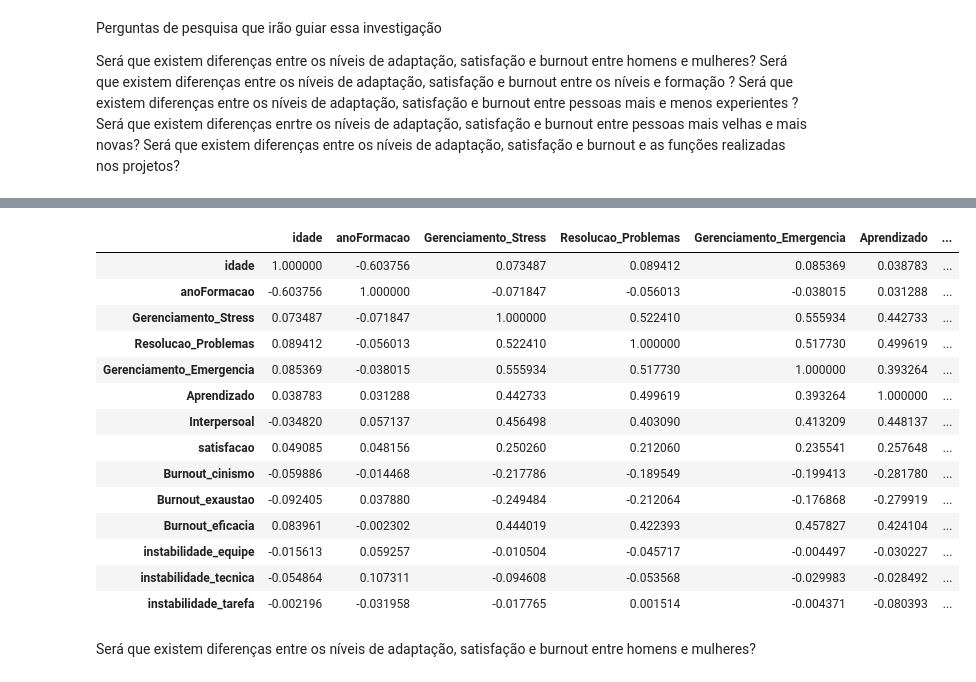
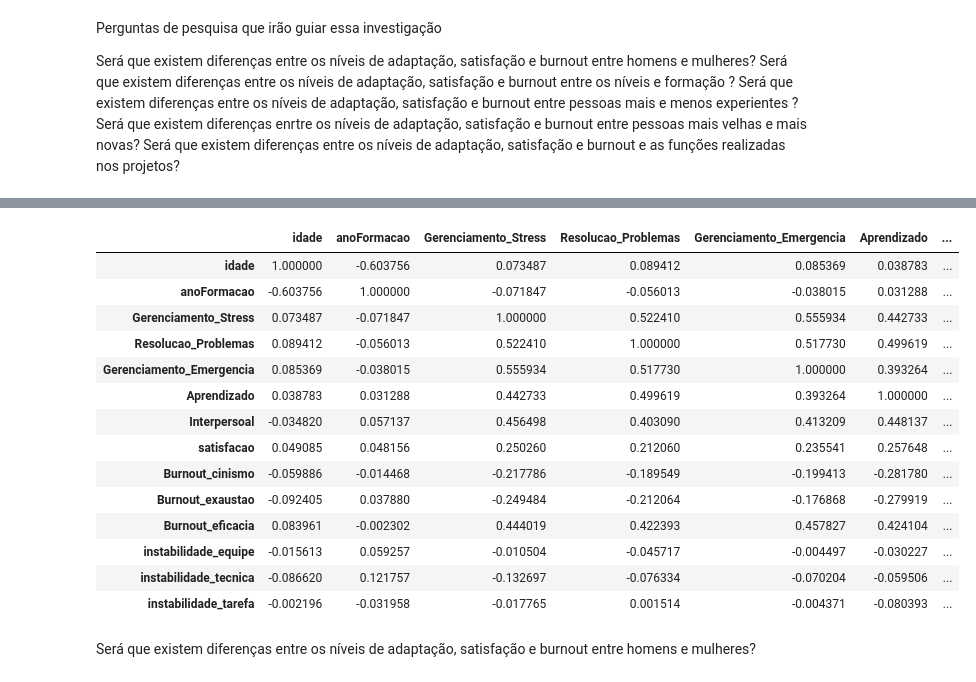
Before and after one commit to dan1lo/PesquisaDoutoradoPosDiferencas, a Jupyter notebook: pesquisa_sexo_completo_base_R.ipynb, the cells around one changed output, grey strips where cells are left out. Drawn from its saved outputs; the diff is of its cells as text; code cells hidden in the pictures.

```diff
--- a/pesquisa_sexo_completo_base_R.ipynb
+++ b/pesquisa_sexo_completo_base_R.ipynb
@@ -31,0 +50,21 @@ Index(['sexo', 'idade', 'formacao', 'curso', 'anoFormacao',
+# %%
+#dados.dropna(inplace=True)
+#dados.describe().transpose()
+
+def mudavalor(x):
+    if x==1:
+        return 7
+    elif x==2:
+        return 6
+    elif x==3:
+        return 5
+    elif x==4:
+        return 4
+    elif x==5:
+        return 3
+    elif x==6:
+        return 2
+    elif x==7:
+        return 1
+
+dados['tec5'] = dados['tec5'].apply(mudavalor)
@@ -32,5 +83,4 @@ Index(['sexo', 'idade', 'formacao', 'curso', 'anoFormacao',
 # %%
-
 
 dados['Gerenciamento_Stress'] = (dados['S1']+dados['S2']+dados['S3'])/3
 dados['Resolucao_Problemas'] = (dados['C1']+dados['C2']+dados['C3']+dados['C4'])/4
@@ -42,38 +92,38 @@ dados['Burnout_cinismo'] = (dados['ci1']+dados['ci2']+dados['ci3']+dados['ci4'])
 dados['Burnout_exaustao'] = (dados['ee1']+dados['ee2']+dados['ee3']+dados['ee5']+dados['ee6'])/6
 dados['Burnout_eficacia'] = (dados['et1']+dados['et2']+dados['et3']+dados['et4']+dados['et5']+dados['et6'])/6
 dados['instabilidade_equipe'] = (dados['equipe1']+dados['equipe2']+dados['equipe3']+dados['equipe4'])/4
-dados['instabilidade_tecnica'] = (dados['tec1']+dados['tec2']+dados['tec3']+dados['tec4'])/4
+dados['instabilidade_tecnica'] = (dados['tec1']+dados['tec2']+dados['tec3']+dados['tec4']+dados['tec5'])/5
 dados['instabilidade_tarefa'] = (dados['reque1']+dados['reque2']+dados['reque3']+dados['req4']+dados['req5']+dados['req6']+dados['req7'])/7
 
 dados.columns
 
 labels = ['S1', 'S2', 'S3',
           'C2', 'C3', 'C4', 'C1', 'EM4', 'EM1', 'EM3', 'EM2', 'T3', 'T1', 'T4',
           'T2', 'I2', 'I1', 'I4', 'I3',
          'equipe1',
           'reque1', 'reque2', 'reque3', 'tec1', 'req4', 'tec2', 'tec3', 'tec4',
           'req5', 'equipe2', 'equipe3', 'req6', 'tec5', 'tec6', 'req7', 'equipe4',
           'ci2', 'et6', 'ci3', 'sat4','sat3','sat4','et6','ee4',
           'ee6', 'ee2', 'et5', 'ci1', 'et4', 'ee1', 'et1', 'et2', 'et3', 'ee3',
           'ci4', 'ee5', 'sat1', 'sat2']
 dados.drop(columns = labels, inplace=True)
 dados.columns
 dados.corr(method='spearman')
 # %% [output]
 |  | idade | anoFormacao | Gerenciamento_Stress | Resolucao_Problemas | Gerenciamento_Emergencia | Aprendizado | ... |
 | idade | 1.000000 | -0.603756 | 0.073487 | 0.089412 | 0.085369 | 0.038783 | ... |
 | anoFormacao | -0.603756 | 1.000000 | -0.071847 | -0.056013 | -0.038015 | 0.031288 | ... |
 | Gerenciamento_Stress | 0.073487 | -0.071847 | 1.000000 | 0.522410 | 0.555934 | 0.442733 | ... |
 | Resolucao_Problemas | 0.089412 | -0.056013 | 0.522410 | 1.000000 | 0.517730 | 0.499619 | ... |
 | Gerenciamento_Emergencia | 0.085369 | -0.038015 | 0.555934 | 0.517730 | 1.000000 | 0.393264 | ... |
 | Aprendizado | 0.038783 | 0.031288 | 0.442733 | 0.499619 | 0.393264 | 1.000000 | ... |
 | Interpersoal | -0.034820 | 0.057137 | 0.456498 | 0.403090 | 0.413209 | 0.448137 | ... |
 | satisfacao | 0.049085 | 0.048156 | 0.250260 | 0.212060 | 0.235541 | 0.257648 | ... |
 | Burnout_cinismo | -0.059886 | -0.014468 | -0.217786 | -0.189549 | -0.199413 | -0.281780 | ... |
 | Burnout_exaustao | -0.092405 | 0.037880 | -0.249484 | -0.212064 | -0.176868 | -0.279919 | ... |
 | Burnout_eficacia | 0.083961 | -0.002302 | 0.444019 | 0.422393 | 0.457827 | 0.424104 | ... |
 | instabilidade_equipe | -0.015613 | 0.059257 | -0.010504 | -0.045717 | -0.004497 | -0.030227 | ... |
-| instabilidade_tecnica | -0.054864 | 0.107311 | -0.094608 | -0.053568 | -0.029983 | -0.028492 | ... |
+| instabilidade_tecnica | -0.086620 | 0.121757 | -0.132697 | -0.076334 | -0.070204 | -0.059506 | ... |
 | instabilidade_tarefa | -0.002196 | -0.031958 | -0.017765 | 0.001514 | -0.004371 | -0.080393 | ... |
 # %% [markdown]
 Será que existem diferenças entre os níveis de adaptação, satisfação e burnout entre homens e mulheres?
```
Also changed, not shown: parts of 9 cells of this notebook, 1 other file.
